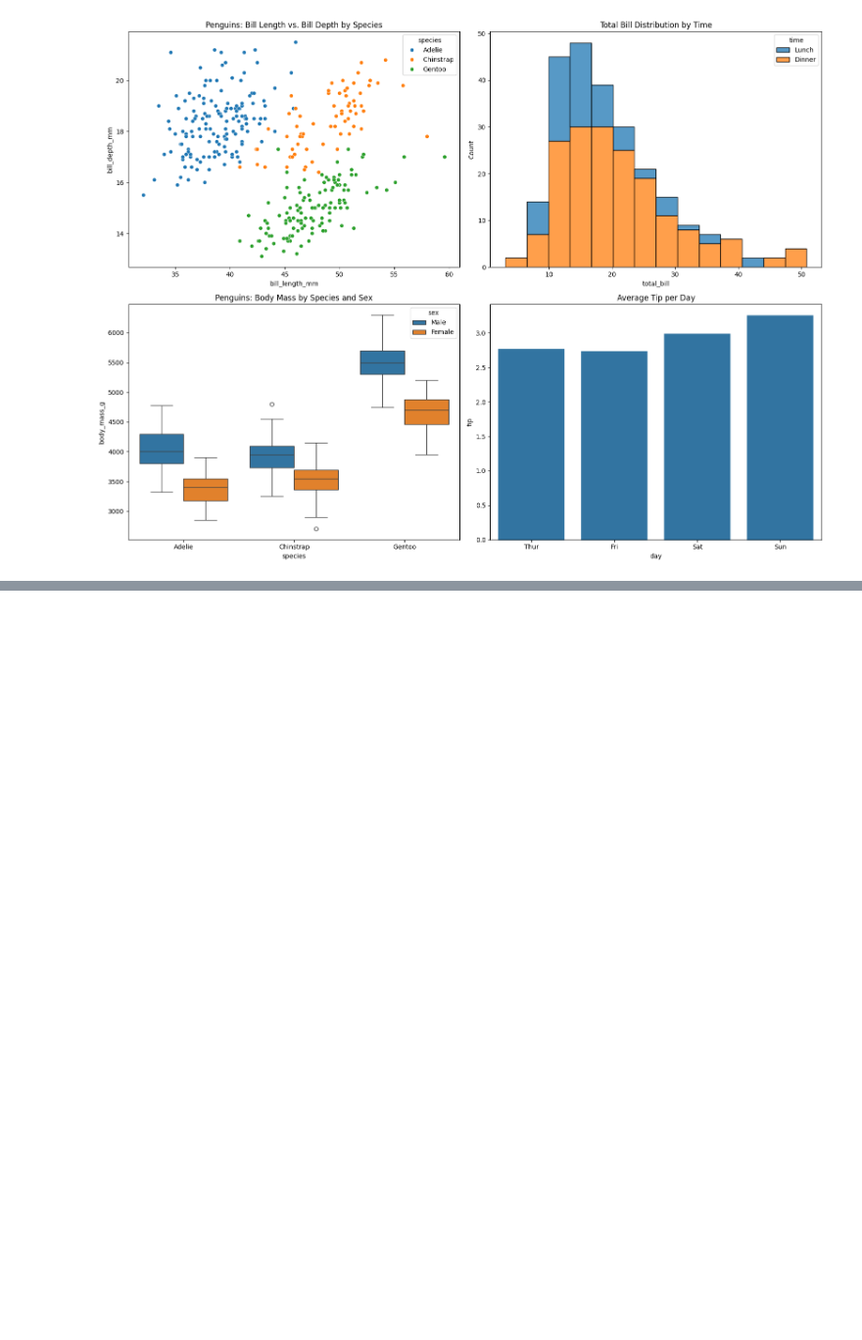
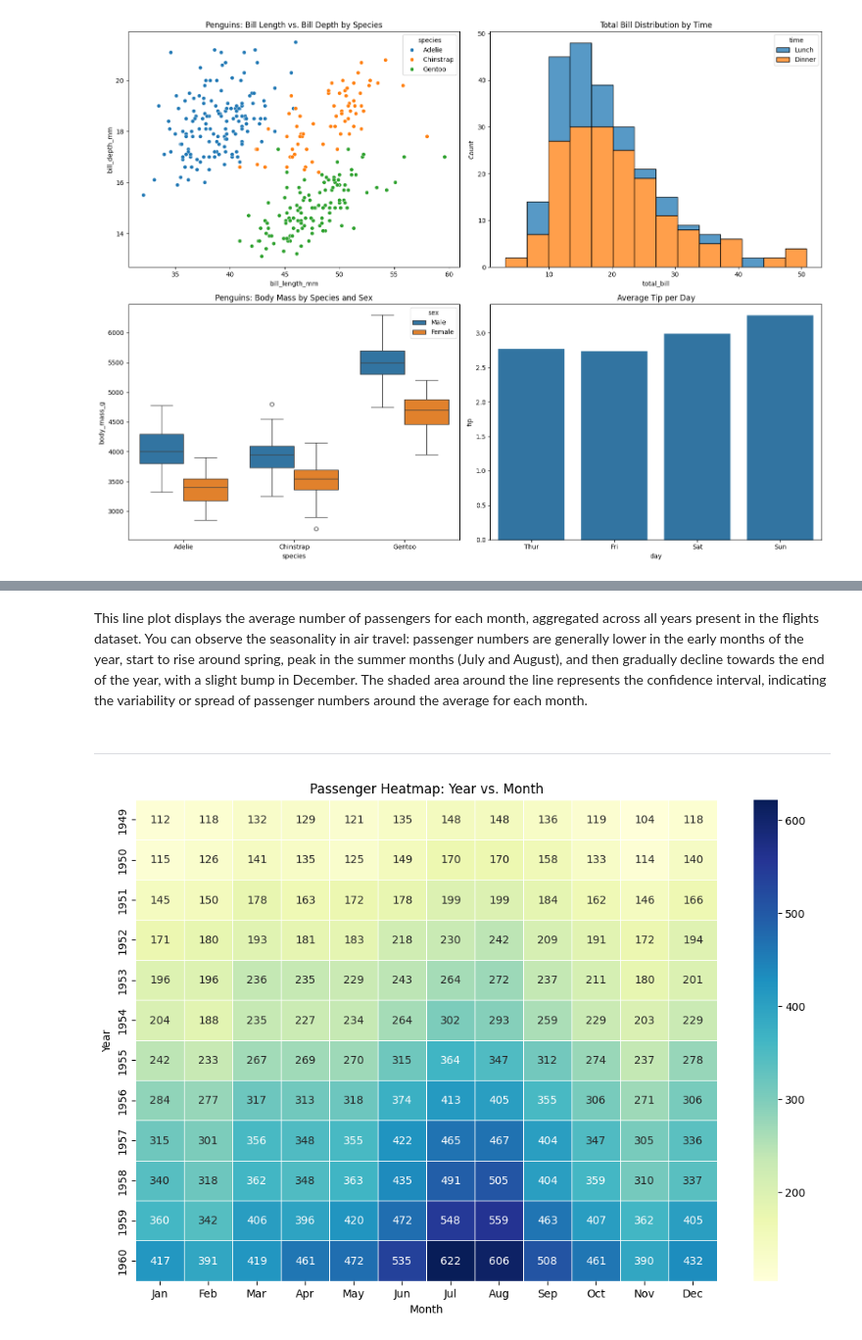
Before and after one commit to faridsimba87-cpu/CDAV, a Jupyter notebook: Lesson_4_Seaborn_Tutorial.ipynb, the cells around one changed output, grey strips where cells are left out. Shown at 98% size. Saved outputs shown, nothing was run; the diff lists cells and outputs as text; code cells hidden in the pictures; blank space fills up the shorter version.

```diff
--- a/Lesson_4_Seaborn_Tutorial.ipynb
+++ b/Lesson_4_Seaborn_Tutorial.ipynb
@@ -196,0 +219,15 @@ plt.show()
+# %% [markdown]
+This line plot displays the average number of passengers for each month, aggregated across all years present in the flights dataset. You can observe the seasonality in air travel: passenger numbers are generally lower in the early months of the year, start to rise around spring, peak in the summer months (July and August), and then gradually decline towards the end of the year, with a slight bump in December. The shaded area around the line represents the confidence interval, indicating the variability or spread of passenger numbers around the average for each month.
+# %% [markdown]
+---
+# %%
+# Reshape the flights data for the heatmap
+flights_pivot = flights.pivot_table(index='year', columns='month', values='passengers')
+plt.figure(figsize=(12, 8))
+sns.heatmap(flights_pivot, annot=True, fmt=".0f", cmap="YlGnBu", linewidths=.5)
+plt.title('Passenger Heatmap: Year vs. Month')
+plt.xlabel('Month')
+plt.ylabel('Year')
+plt.show()
+# %% [output]
+[figure, added]
```
Also changed, not shown: parts of 7 cells of this notebook.
